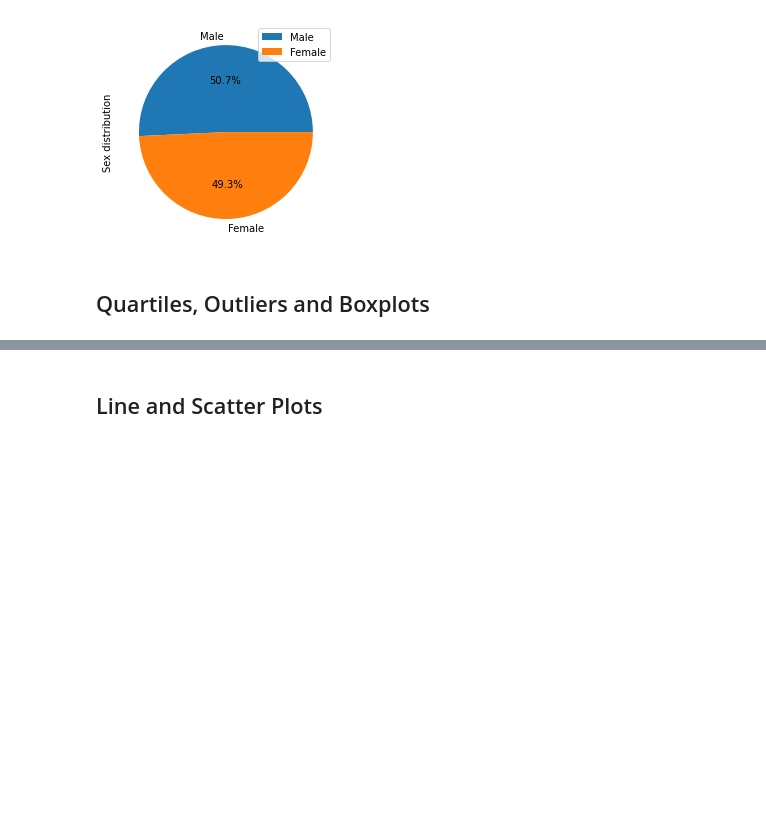
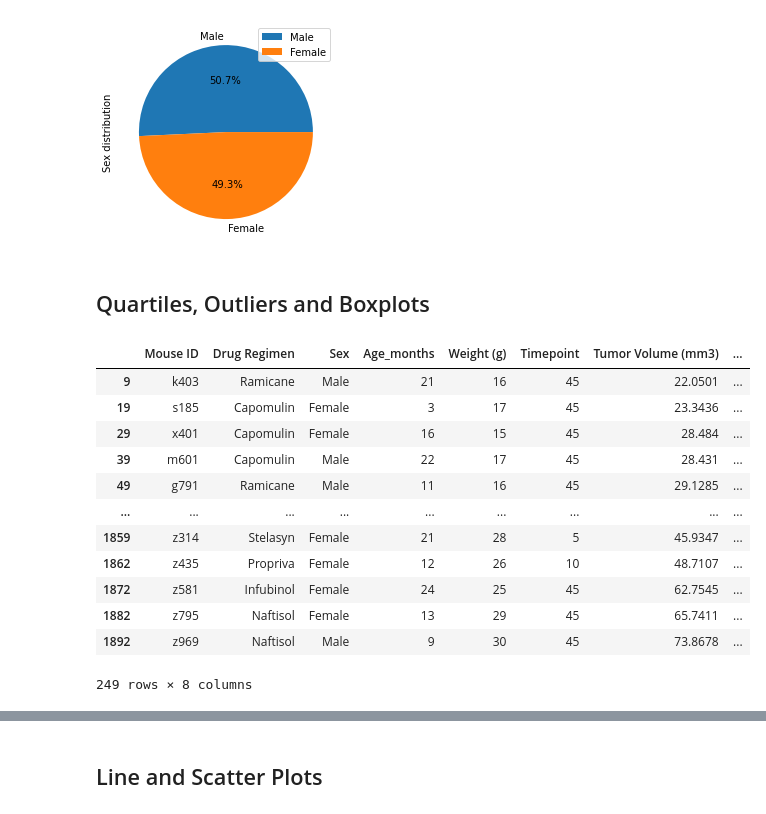
Before and after one commit to JaviPardox/Pharma-Mice-Analysis, a Jupyter notebook: Pymaceuticals/pymaceuticals_starter.ipynb, the cells around one changed output, grey strips where cells are left out. Saved outputs shown, nothing was run; the diff lists cells and outputs as text; code cells hidden in the pictures; blank space fills up the shorter version.

```diff
--- a/Pymaceuticals/pymaceuticals_starter.ipynb
+++ b/Pymaceuticals/pymaceuticals_starter.ipynb
@@ -209,10 +209,33 @@ plt.legend()
 # %%
 # Calculate the final tumor volume of each mouse across four of the treatment regimens:
 # Capomulin, Ramicane, Infubinol, and Ceftamin
 
+# Display 10 rows from DataFrame
+pd.set_option('display.max_rows', 10)
+
 # Start by getting the last (greatest) timepoint for each mouse
+# Find each unique mouse
+list_of_ID = list(no_duplicates_df["Mouse ID"].unique())
 
+mouse_last_timepoint = pd.DataFrame()
 
-# Merge this group df with the original dataframe to get the tumor volume at the last timepoint
+for i in range(len(list_of_ID)):
+    mouse_last_timepoint = pd.concat([mouse_last_timepoint, no_duplicates_df.loc[no_duplicates_df["Mouse ID"] == list_of_ID[i]].iloc[-1].to_frame().T])
+
+mouse_last_timepoint
+# %% [output]
+|  | Mouse ID | Drug Regimen | Sex | Age_months | Weight (g) | Timepoint | Tumor Volume (mm3) | ... |
+| 9 | k403 | Ramicane | Male | 21 | 16 | 45 | 22.0501 | ... |
+| 19 | s185 | Capomulin | Female | 3 | 17 | 45 | 23.3436 | ... |
+| 29 | x401 | Capomulin | Female | 16 | 15 | 45 | 28.484 | ... |
+| 39 | m601 | Capomulin | Male | 22 | 17 | 45 | 28.431 | ... |
+| 49 | g791 | Ramicane | Male | 11 | 16 | 45 | 29.1285 | ... |
+| ... | ... | ... | ... | ... | ... | ... | ... | ... |
+| 1859 | z314 | Stelasyn | Female | 21 | 28 | 5 | 45.9347 | ... |
+| 1862 | z435 | Propriva | Female | 12 | 26 | 10 | 48.7107 | ... |
+| 1872 | z581 | Infubinol | Female | 24 | 25 | 45 | 62.7545 | ... |
+| 1882 | z795 | Naftisol | Female | 13 | 29 | 45 | 65.7411 | ... |
+| 1892 | z969 | Naftisol | Male | 9 | 30 | 45 | 73.8678 | ... |
+249 rows × 8 columns
 # %%
 # Put treatments into a list for for loop (and later for plot labels)
```
Also changed, not shown: parts of 3 cells of this notebook.
